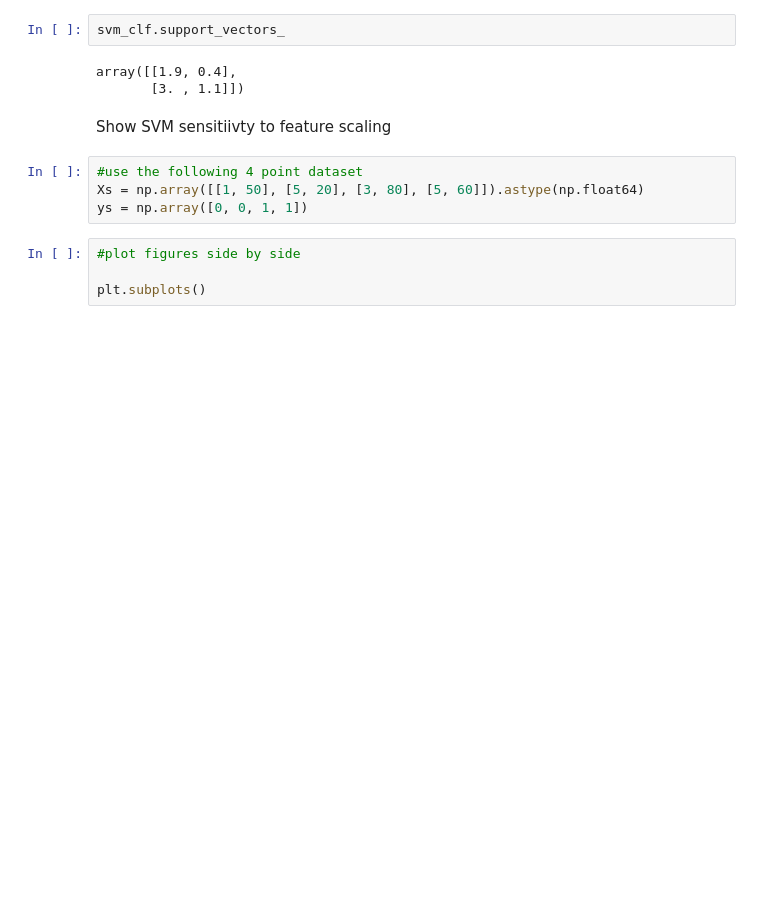
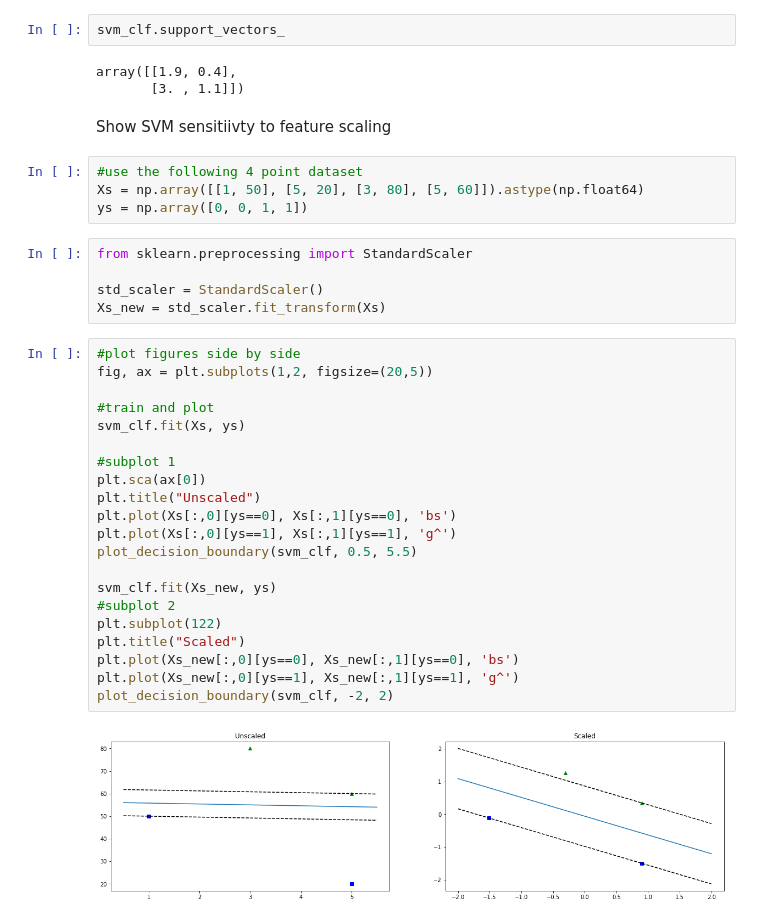
Before and after one commit to psukphranee/Machine-Learning-Projects, a Jupyter notebook: Python SKLearn/SVM.ipynb, the cells around one changed output. Saved outputs shown, nothing was run; the diff lists cells and outputs as text; blank space fills up the shorter version.

```diff
--- a/Python SKLearn/SVM.ipynb
+++ b/Python SKLearn/SVM.ipynb
@@ -119,7 +119,31 @@ Show SVM sensitiivty to feature scaling
 #use the following 4 point dataset
 Xs = np.array([[1, 50], [5, 20], [3, 80], [5, 60]]).astype(np.float64)
 ys = np.array([0, 0, 1, 1])
-# %%
-#plot figures side by side
-
-plt.subplots()
+# %%
+from sklearn.preprocessing import StandardScaler
+
+std_scaler = StandardScaler()
+Xs_new = std_scaler.fit_transform(Xs)
+# %%
+#plot figures side by side
+fig, ax = plt.subplots(1,2, figsize=(20,5))
+
+#train and plot
+svm_clf.fit(Xs, ys)
+
+#subplot 1
+plt.sca(ax[0])
+plt.title("Unscaled")
+plt.plot(Xs[:,0][ys==0], Xs[:,1][ys==0], 'bs')
+plt.plot(Xs[:,0][ys==1], Xs[:,1][ys==1], 'g^')
+plot_decision_boundary(svm_clf, 0.5, 5.5)
+
+svm_clf.fit(Xs_new, ys)
+#subplot 2
+plt.subplot(122)
+plt.title("Scaled")
+plt.plot(Xs_new[:,0][ys==0], Xs_new[:,1][ys==0], 'bs')
+plt.plot(Xs_new[:,0][ys==1], Xs_new[:,1][ys==1], 'g^')
+plot_decision_boundary(svm_clf, -2, 2)
+# %% [output]
+[figure, added]
```
Also changed, not shown: parts of 1 cell of this notebook.
